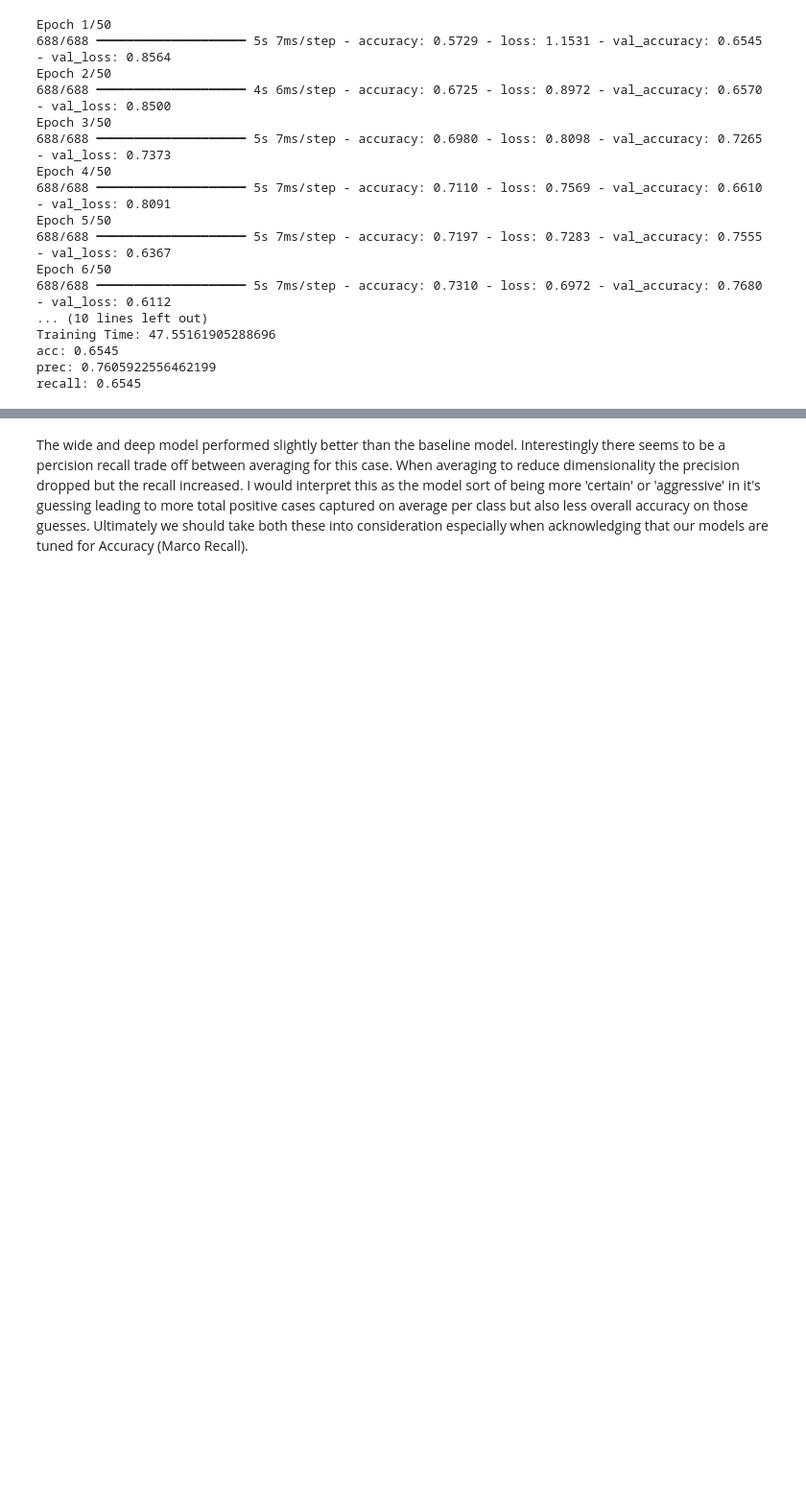
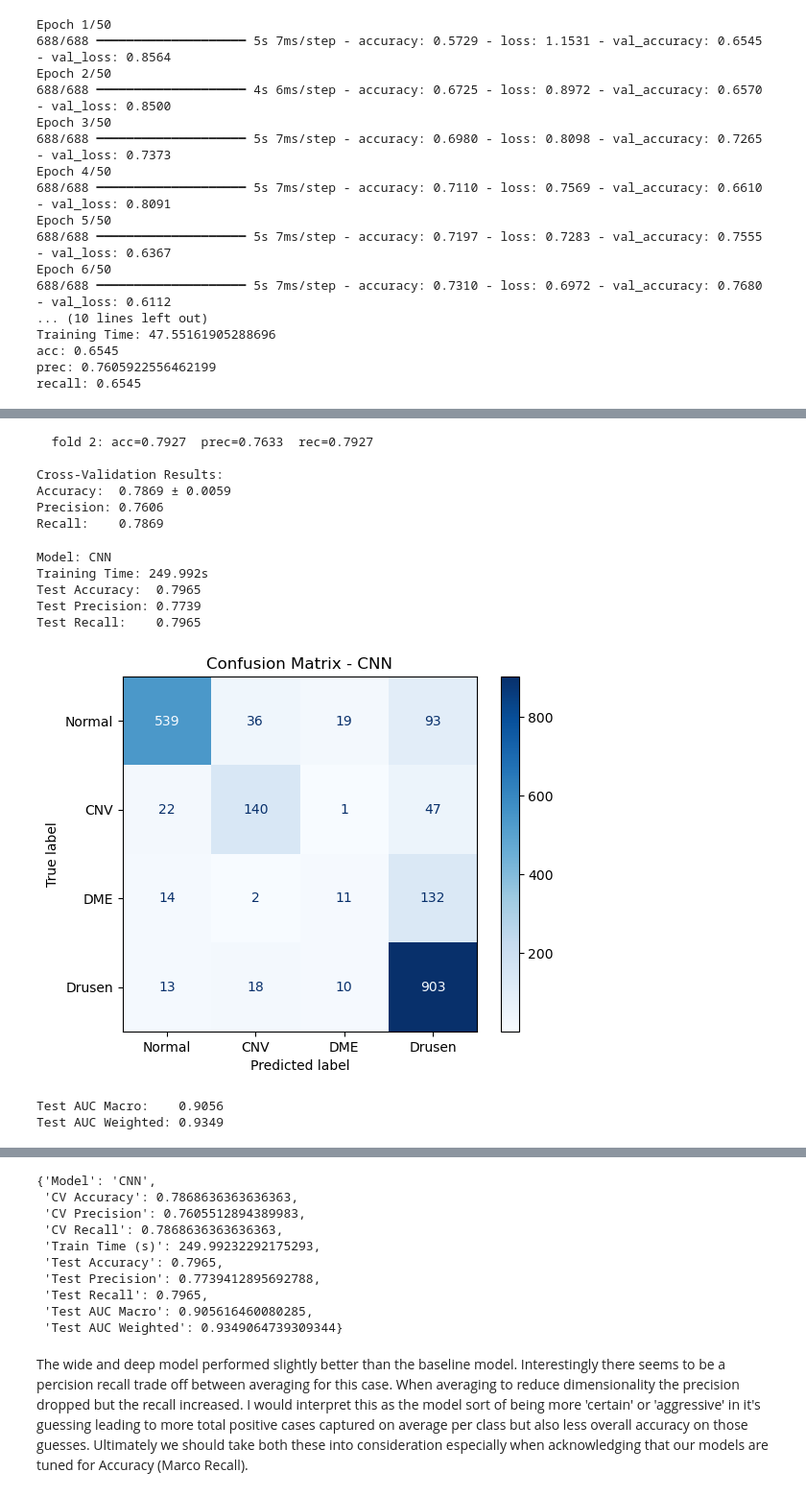
Before and after one commit to samuel5maine-maker/BME4801FinalProject, a Jupyter notebook: milestone_3.ipynb, the cells around one changed output, grey strips where cells are left out. Shown at 96% size. Drawn from its saved outputs; the diff is of its cells as text; code cells hidden in the pictures; blank space fills up the shorter version.

```diff
--- a/milestone_3.ipynb
+++ b/milestone_3.ipynb
@@ -551,0 +664,25 @@ recall: 0.754
+# %%
+class_names = [
+    "Normal",
+    "CNV",
+    "DME",
+    "Drusen"
+]
+
+
+evaluate_keras_on_test(
+    name="CNN",
+    model_builder=make_cnn,
+    x_tr=x_tr_cnn_med, y_tr=y_tr,
+    x_te=x_va_cnn_med, y_te=y_va,
+    sample_weights=None,
+    fit_kwargs={
+        "epochs": 50,
+        "batch_size": 128,
+        "callbacks": [early_stopping_cb],
+        "verbose": 0,
+    },
+    n_splits=2,
+    class_names=class_names
+)
+# %% [output]
@@ -551,0 +691,14 @@ recall: 0.754
+  fold 2: acc=0.7927  prec=0.7633  rec=0.7927
+
+Cross-Validation Results:
+Accuracy:  0.7869 ± 0.0059
+Precision: 0.7606
+Recall:    0.7869
+Model: CNN
+Training Time: 249.992s
+Test Accuracy:  0.7965
+Test Precision: 0.7739
+Test Recall:    0.7965
+[figure, added]
+Test AUC Macro:    0.9056
+Test AUC Weighted: 0.9349
@@ -552,3 +706,13 @@ recall: 0.754
+{'Model': 'CNN',
+ 'CV Accuracy': 0.7868636363636363,
+ 'CV Precision': 0.7605512894389983,
+ 'CV Recall': 0.7868636363636363,
+ 'Train Time (s)': 249.99232292175293,
+ 'Test Accuracy': 0.7965,
+ 'Test Precision': 0.7739412895692788,
+ 'Test Recall': 0.7965,
+ 'Test AUC Macro': 0.905616460080285,
+ 'Test AUC Weighted': 0.9349064739309344}
 # %% [markdown]
 The wide and deep model performed slightly better than the baseline model. Interestingly there seems to be a percision recall trade off between averaging for this case. When averaging to reduce dimensionality the precision dropped but the recall increased. I would interpret this as the model sort of being more 'certain' or 'aggressive' in it's guessing leading to more total positive cases captured on average per class but also less overall accuracy on those guesses. Ultimately we should take both these into consideration especially when acknowledging that our models are tuned for Accuracy (Marco Recall).
 # %% [markdown]
```
Also changed, not shown: parts of 6 cells of this notebook, 4 other files.
